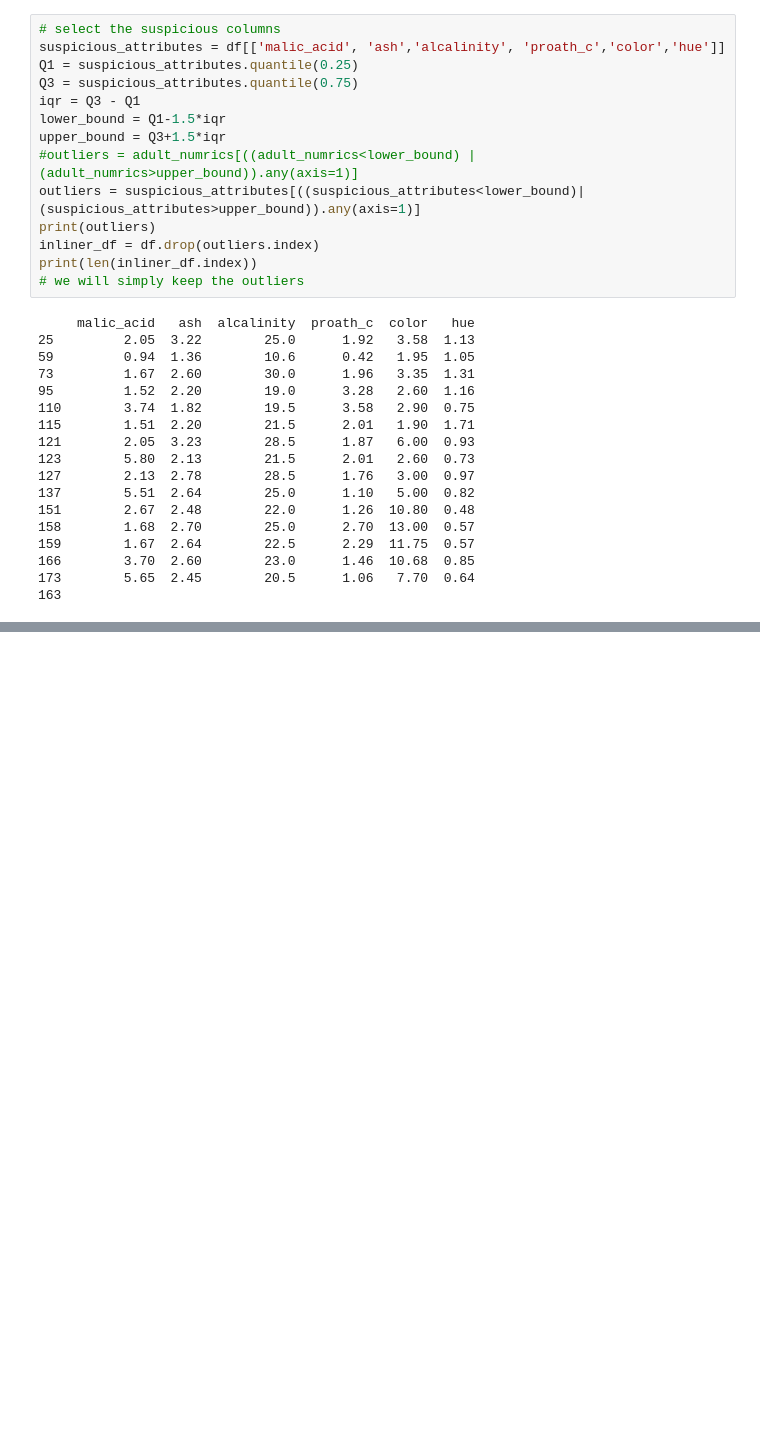
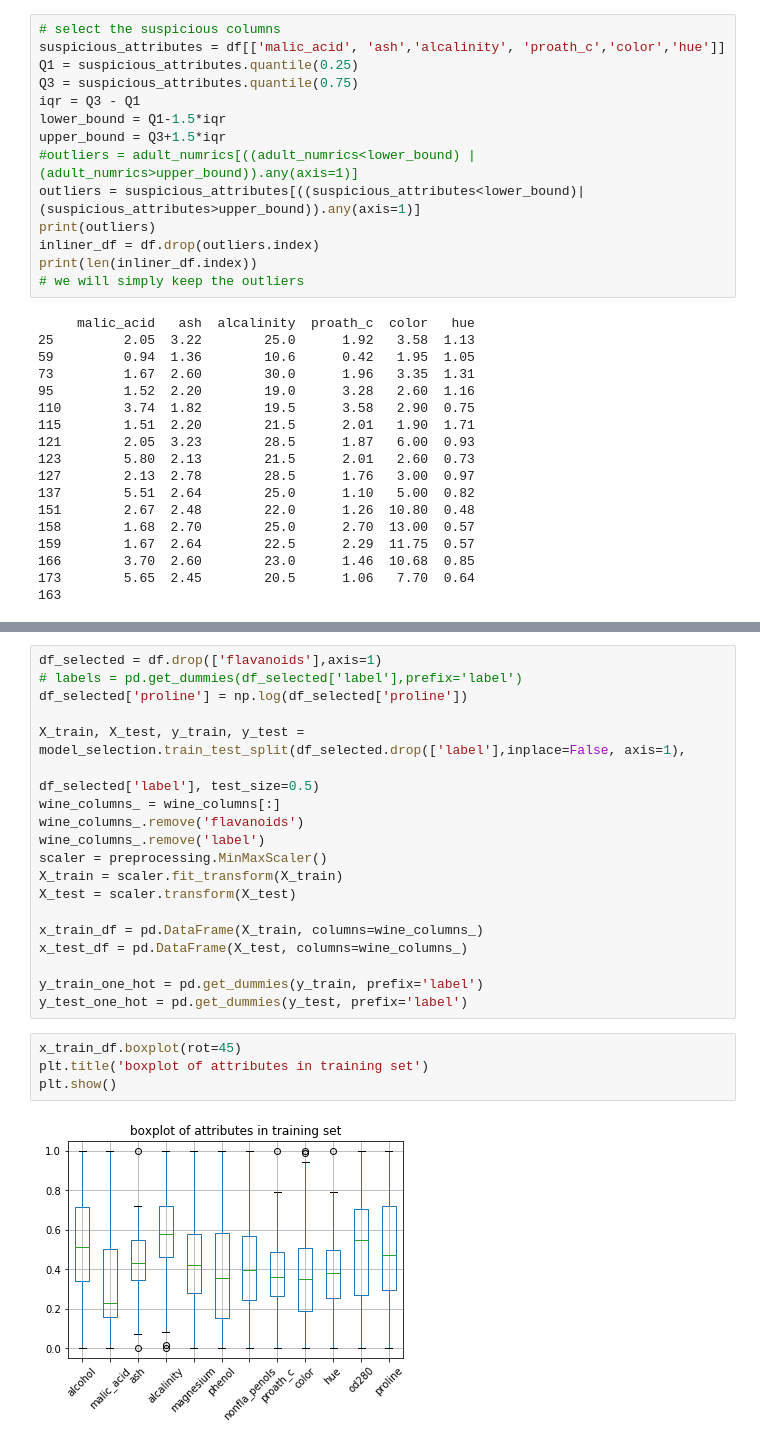
Before and after one commit to QiS9596/5243ExploratoryDataAnalysis, a Jupyter notebook: scripts/lab3_song1602.ipynb, the cells around one changed output, grey strips where cells are left out. Saved outputs shown, nothing was run; the diff lists cells and outputs as text; blank space fills up the shorter version.

```diff
--- a/scripts/lab3_song1602.ipynb
+++ b/scripts/lab3_song1602.ipynb
@@ -122,0 +169,25 @@ print(len(inliner_df.index))
+# %%
+df_selected = df.drop(['flavanoids'],axis=1)
+# labels = pd.get_dummies(df_selected['label'],prefix='label')
+df_selected['proline'] = np.log(df_selected['proline'])
+
+X_train, X_test, y_train, y_test = model_selection.train_test_split(df_selected.drop(['label'],inplace=False, axis=1),
+                                                                    df_selected['label'], test_size=0.5)
+wine_columns_ = wine_columns[:]
+wine_columns_.remove('flavanoids')
+wine_columns_.remove('label')
+scaler = preprocessing.MinMaxScaler()
+X_train = scaler.fit_transform(X_train)
+X_test = scaler.transform(X_test)
+
+x_train_df = pd.DataFrame(X_train, columns=wine_columns_)
+x_test_df = pd.DataFrame(X_test, columns=wine_columns_)
+
+y_train_one_hot = pd.get_dummies(y_train, prefix='label')
+y_test_one_hot = pd.get_dummies(y_test, prefix='label')
+# %%
+x_train_df.boxplot(rot=45)
+plt.title('boxplot of attributes in training set')
+plt.show()
+# %% [output]
+[figure, added]
```
Also changed, not shown: parts of 16 cells of this notebook.
